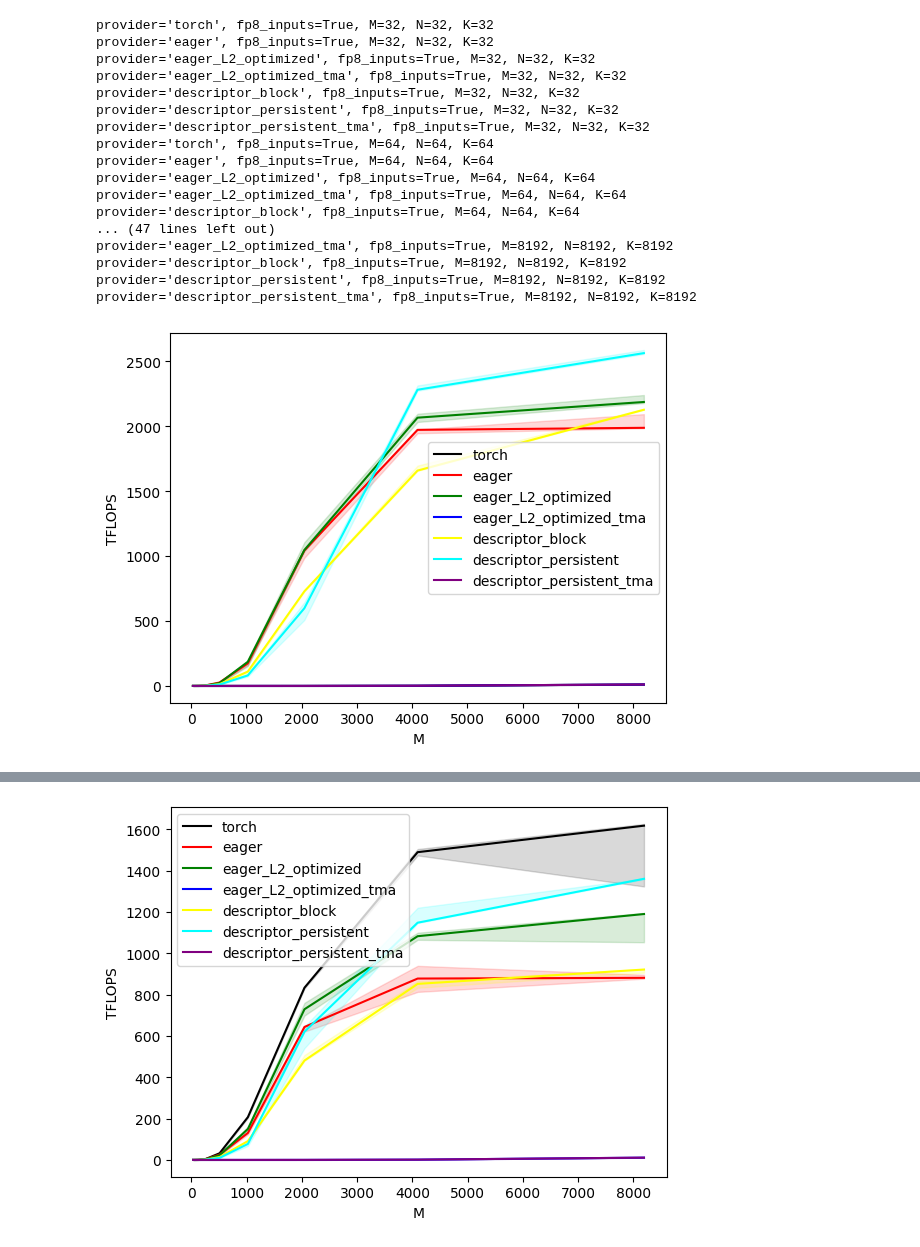
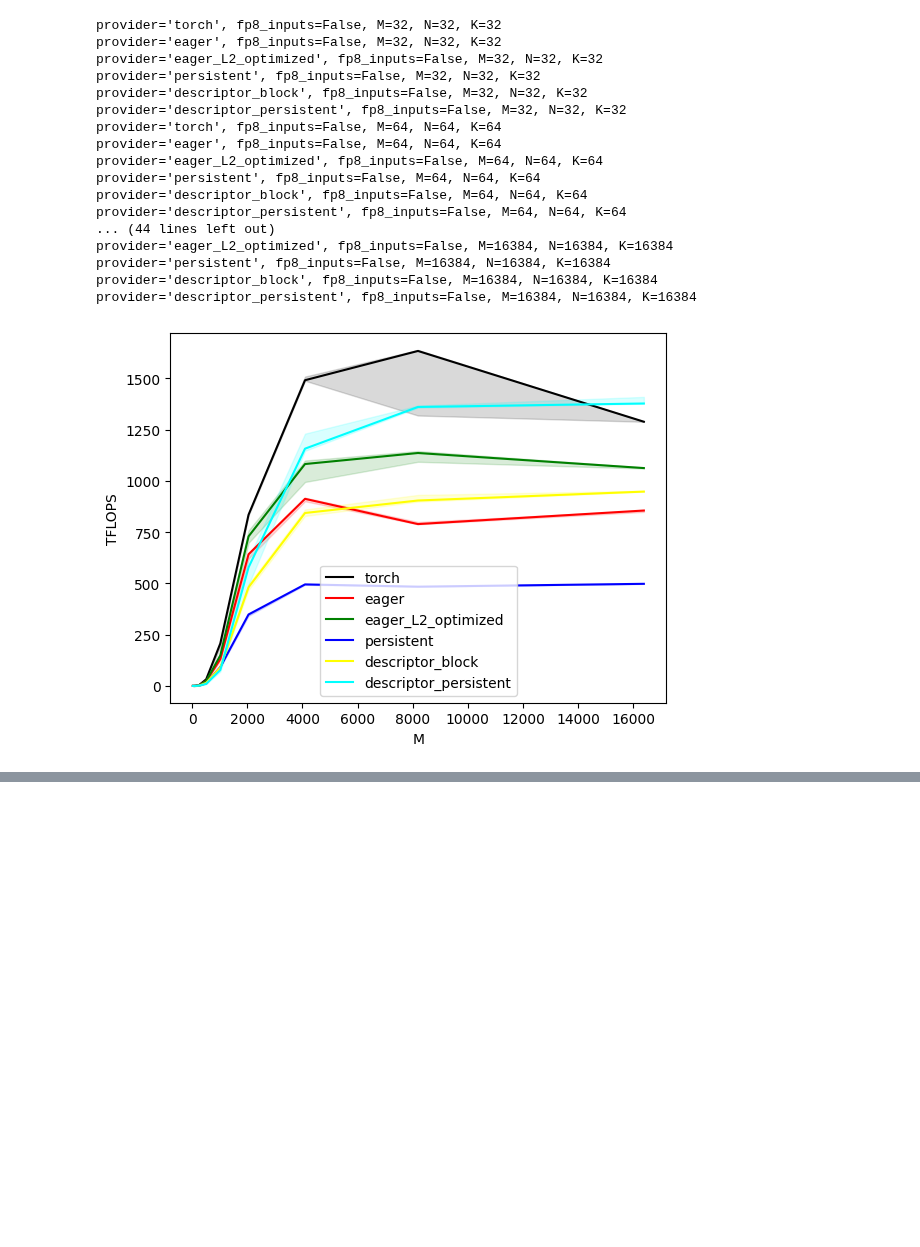
Before and after one commit to matteobonotto/triton, a Jupyter notebook: notebooks/matmul/matmul_perf_comparison.ipynb, the cells around one changed output, grey strips where cells are left out. Saved outputs shown, nothing was run; the diff lists cells and outputs as text; code cells hidden in the pictures; blank space fills up the shorter version.

```diff
--- a/notebooks/matmul/matmul_perf_comparison.ipynb
+++ b/notebooks/matmul/matmul_perf_comparison.ipynb
@@ -1064,7 +1063,7 @@ for fp8_inputs in [False, True]:
     configs.append(
         triton.testing.Benchmark(
             x_names=["M", "N", "K"],  # Argument names to use as an x-axis for the plot
-            x_vals=[int(2 ** i) for i in np.arange(5, 14, 1)],  # Different possible values for `x_name`
+            x_vals=[int(2 ** i) for i in np.arange(5, 15, 1)],  # Different possible values for `x_name`
             line_arg="provider",  # Argument name whose value corresponds to a different line in the plot
             # Possible values for `line_arg`
             # Don't compare to cublas for fp8 cases as torch.matmul doesn't support fp8 at the moment.
@@ -1075,48 +1074,48 @@ for fp8_inputs in [False, True]:
             plot_name="matmul-performance-" +
             ("fp16" if not fp8_inputs else "fp8"),  # Name for the plot, used also as a file name for saving the plot.
             args={"fp8_inputs": fp8_inputs},
         ))
 
 @triton.testing.perf_report(configs)
 def benchmark(M, N, K, provider, fp8_inputs):
     print(f"{provider=}, {fp8_inputs=}, {M=}, {N=}, {K=}")
     a = torch.randn((M, K), device=DEVICE, dtype=torch.float16)
     b = torch.randn((K, N), device=DEVICE, dtype=torch.float16)
     if TORCH_HAS_FP8 and fp8_inputs:
         a = a.to(torch.float8_e5m2)
         b = b.T
         b = b.to(torch.float8_e5m2)
     quantiles = [0.5, 0.2, 0.8]
     try:
         ms, min_ms, max_ms = triton.testing.do_bench(lambda: MAP_MATMUL[provider](a, b), quantiles=quantiles)
     except:
         ms, min_ms, max_ms = 3 * [100]
 
     # if provider == ref_lib.lower():
         # ms, min_ms, max_ms = triton.testing.do_bench(lambda: torch.matmul(a, b), quantiles=quantiles)
     # if provider == 'triton':
         # ms, min_ms, max_ms = triton.testing.do_bench(lambda: eager_matmul(a, b), quantiles=quantiles)
     perf = lambda ms: 2 * M * N * K * 1e-12 / (ms * 1e-3)
     return perf(ms), perf(max_ms), perf(min_ms)
 
 
 benchmark.run(show_plots=True, print_data=True)
 # %% [output]
-provider='torch', fp8_inputs=True, M=32, N=32, K=32
-provider='eager', fp8_inputs=True, M=32, N=32, K=32
-provider='eager_L2_optimized', fp8_inputs=True, M=32, N=32, K=32
-provider='eager_L2_optimized_tma', fp8_inputs=True, M=32, N=32, K=32
-provider='descriptor_block', fp8_inputs=True, M=32, N=32, K=32
-provider='descriptor_persistent', fp8_inputs=True, M=32, N=32, K=32
-provider='descriptor_persistent_tma', fp8_inputs=True, M=32, N=32, K=32
-provider='torch', fp8_inputs=True, M=64, N=64, K=64
-provider='eager', fp8_inputs=True, M=64, N=64, K=64
-provider='eager_L2_optimized', fp8_inputs=True, M=64, N=64, K=64
-provider='eager_L2_optimized_tma', fp8_inputs=True, M=64, N=64, K=64
-provider='descriptor_block', fp8_inputs=True, M=64, N=64, K=64
-... (47 lines left out)
-provider='eager_L2_optimized_tma', fp8_inputs=True, M=8192, N=8192, K=8192
-provider='descriptor_block', fp8_inputs=True, M=8192, N=8192, K=8192
-provider='descriptor_persistent', fp8_inputs=True, M=8192, N=8192, K=8192
-provider='descriptor_persistent_tma', fp8_inputs=True, M=8192, N=8192, K=8192
+provider='torch', fp8_inputs=False, M=32, N=32, K=32
+provider='eager', fp8_inputs=False, M=32, N=32, K=32
+provider='eager_L2_optimized', fp8_inputs=False, M=32, N=32, K=32
+provider='persistent', fp8_inputs=False, M=32, N=32, K=32
+provider='descriptor_block', fp8_inputs=False, M=32, N=32, K=32
+provider='descriptor_persistent', fp8_inputs=False, M=32, N=32, K=32
+provider='torch', fp8_inputs=False, M=64, N=64, K=64
+provider='eager', fp8_inputs=False, M=64, N=64, K=64
+provider='eager_L2_optimized', fp8_inputs=False, M=64, N=64, K=64
+provider='persistent', fp8_inputs=False, M=64, N=64, K=64
+provider='descriptor_block', fp8_inputs=False, M=64, N=64, K=64
+provider='descriptor_persistent', fp8_inputs=False, M=64, N=64, K=64
+... (44 lines left out)
+provider='eager_L2_optimized', fp8_inputs=False, M=16384, N=16384, K=16384
+provider='persistent', fp8_inputs=False, M=16384, N=16384, K=16384
+provider='descriptor_block', fp8_inputs=False, M=16384, N=16384, K=16384
+provider='descriptor_persistent', fp8_inputs=False, M=16384, N=16384, K=16384
-[figure, old version]
+[figure, new version]
@@ -1140 +1138,0 @@ provider='descriptor_persistent_tma', fp8_inputs=False, M=8192, N=8192, K=8192
-[figure, removed]
```
Also changed, not shown: parts of 3 cells of this notebook.
